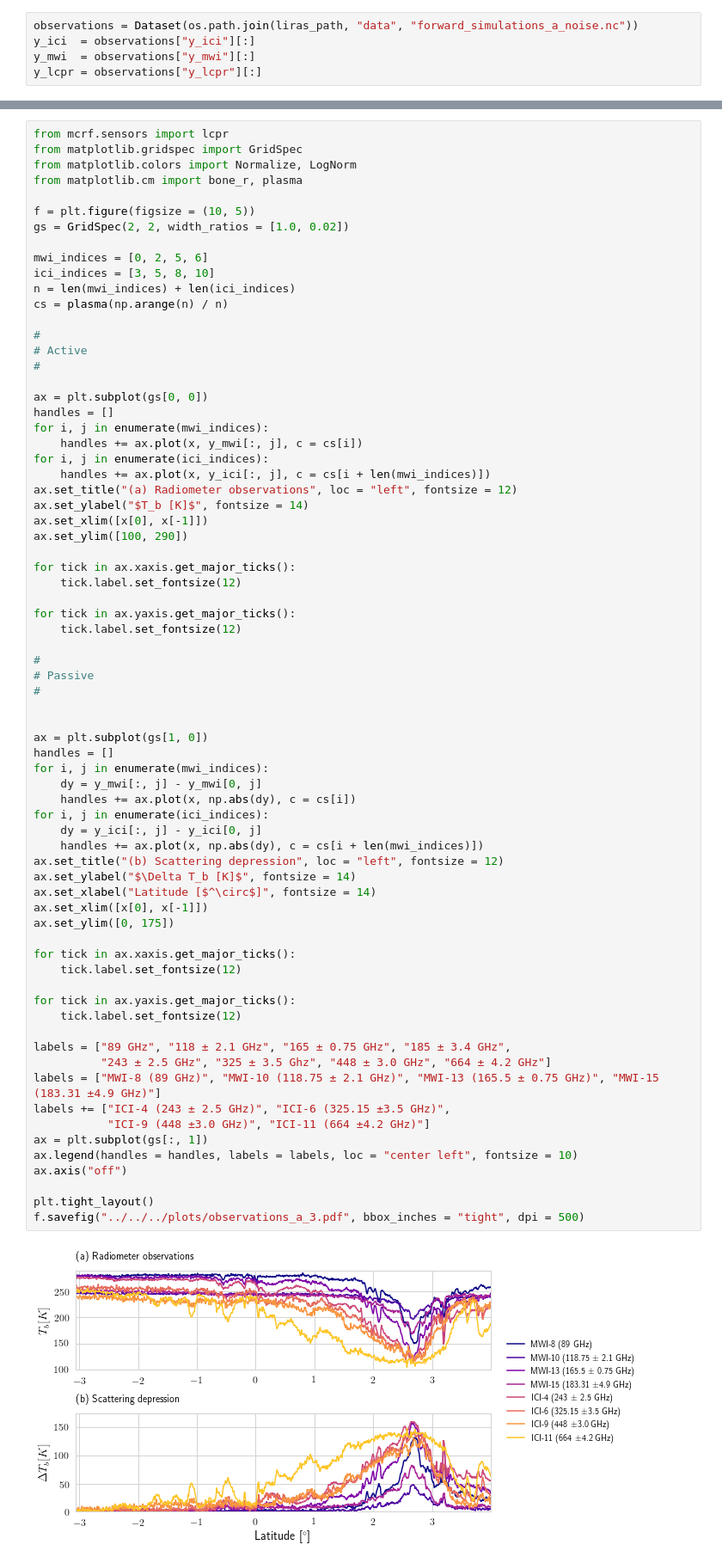
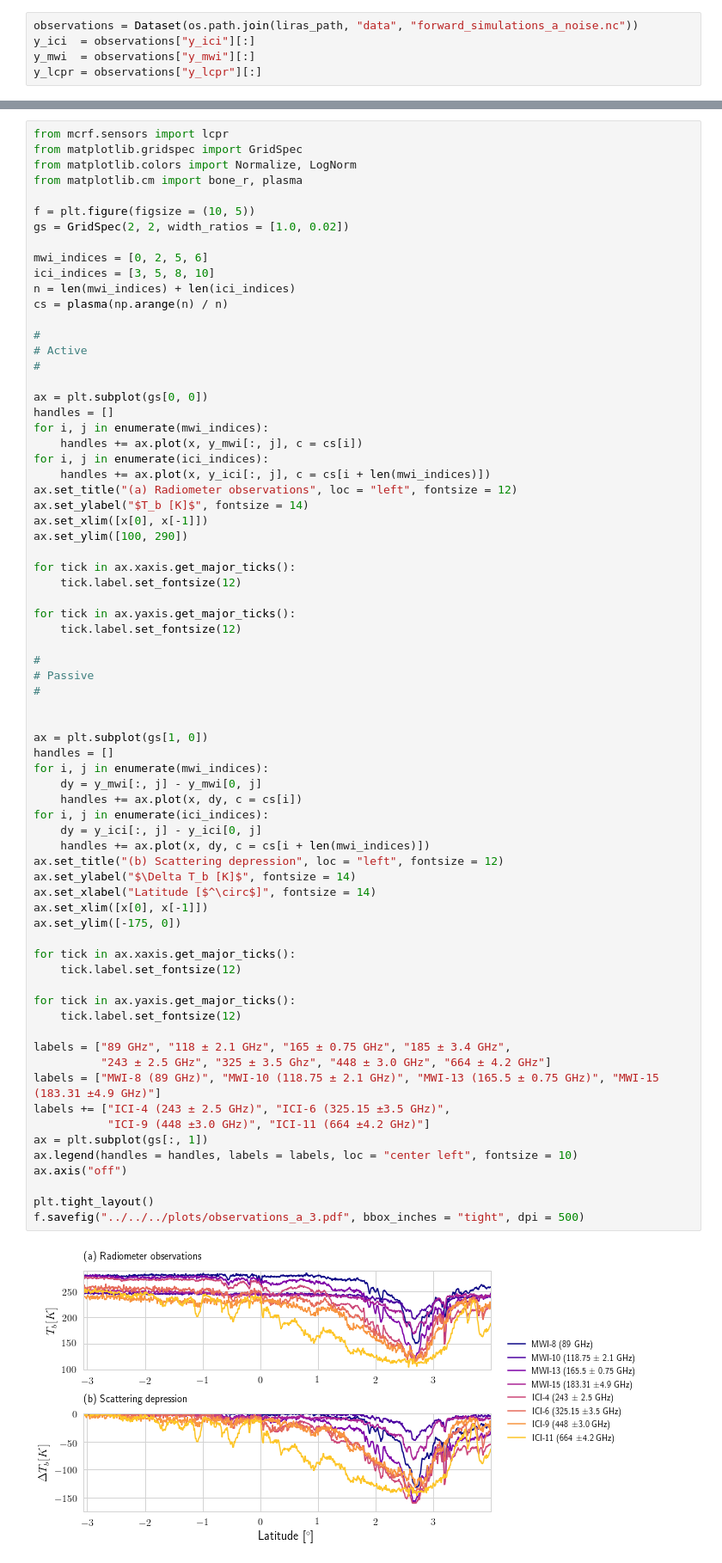
Before and after one commit to simonpf/mcrf, a Jupyter notebook: notebooks/liras/scene_a/observations.ipynb, the cells around one changed output, grey strips where cells are left out. Shown at 86% size. Drawn from its saved outputs; the diff is of its cells as text.

```diff
--- a/notebooks/liras/scene_a/observations.ipynb
+++ b/notebooks/liras/scene_a/observations.ipynb
@@ -177,34 +177,34 @@ for tick in ax.yaxis.get_major_ticks():
 
 ax = plt.subplot(gs[1, 0])
 handles = []
 for i, j in enumerate(mwi_indices):
     dy = y_mwi[:, j] - y_mwi[0, j]
-    handles += ax.plot(x, np.abs(dy), c = cs[i])
+    handles += ax.plot(x, dy, c = cs[i])
 for i, j in enumerate(ici_indices):
     dy = y_ici[:, j] - y_ici[0, j]
-    handles += ax.plot(x, np.abs(dy), c = cs[i + len(mwi_indices)])
+    handles += ax.plot(x, dy, c = cs[i + len(mwi_indices)])
 ax.set_title("(b) Scattering depression", loc = "left", fontsize = 12)
 ax.set_ylabel("$\Delta T_b [K]$", fontsize = 14)
 ax.set_xlabel("Latitude [$^\circ$]", fontsize = 14)
 ax.set_xlim([x[0], x[-1]])
-ax.set_ylim([0, 175])
+ax.set_ylim([-175, 0])
 
 for tick in ax.xaxis.get_major_ticks():
     tick.label.set_fontsize(12)
 
 for tick in ax.yaxis.get_major_ticks():
     tick.label.set_fontsize(12)
 
 labels = ["89 GHz", "118 ± 2.1 GHz", "165 ± 0.75 GHz", "185 ± 3.4 GHz",
           "243 ± 2.5 GHz", "325 ± 3.5 Ghz", "448 ± 3.0 GHz", "664 ± 4.2 GHz"]
 labels = ["MWI-8 (89 GHz)", "MWI-10 (118.75 ± 2.1 GHz)", "MWI-13 (165.5 ± 0.75 GHz)", "MWI-15 (183.31 ±4.9 GHz)"]
 labels += ["ICI-4 (243 ± 2.5 GHz)", "ICI-6 (325.15 ±3.5 GHz)",
            "ICI-9 (448 ±3.0 GHz)", "ICI-11 (664 ±4.2 GHz)"]
 ax = plt.subplot(gs[:, 1])
 ax.legend(handles = handles, labels = labels, loc = "center left", fontsize = 10)
 ax.axis("off")
 
 plt.tight_layout()
 f.savefig("../../../plots/observations_a_3.pdf", bbox_inches = "tight", dpi = 500)
 # %% [output]
-[figure, old version]
+[figure, new version]
```
Also changed, not shown: 14 other files.
